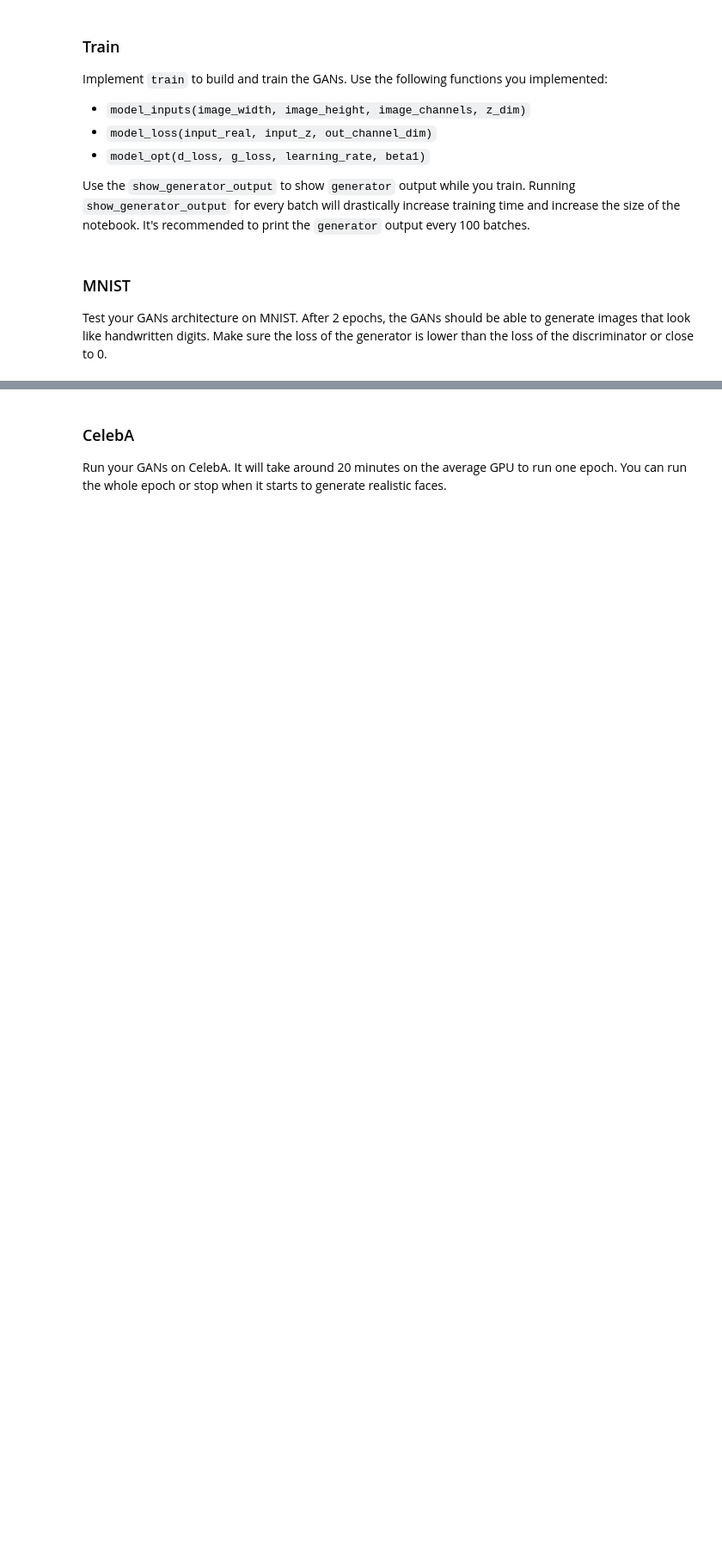
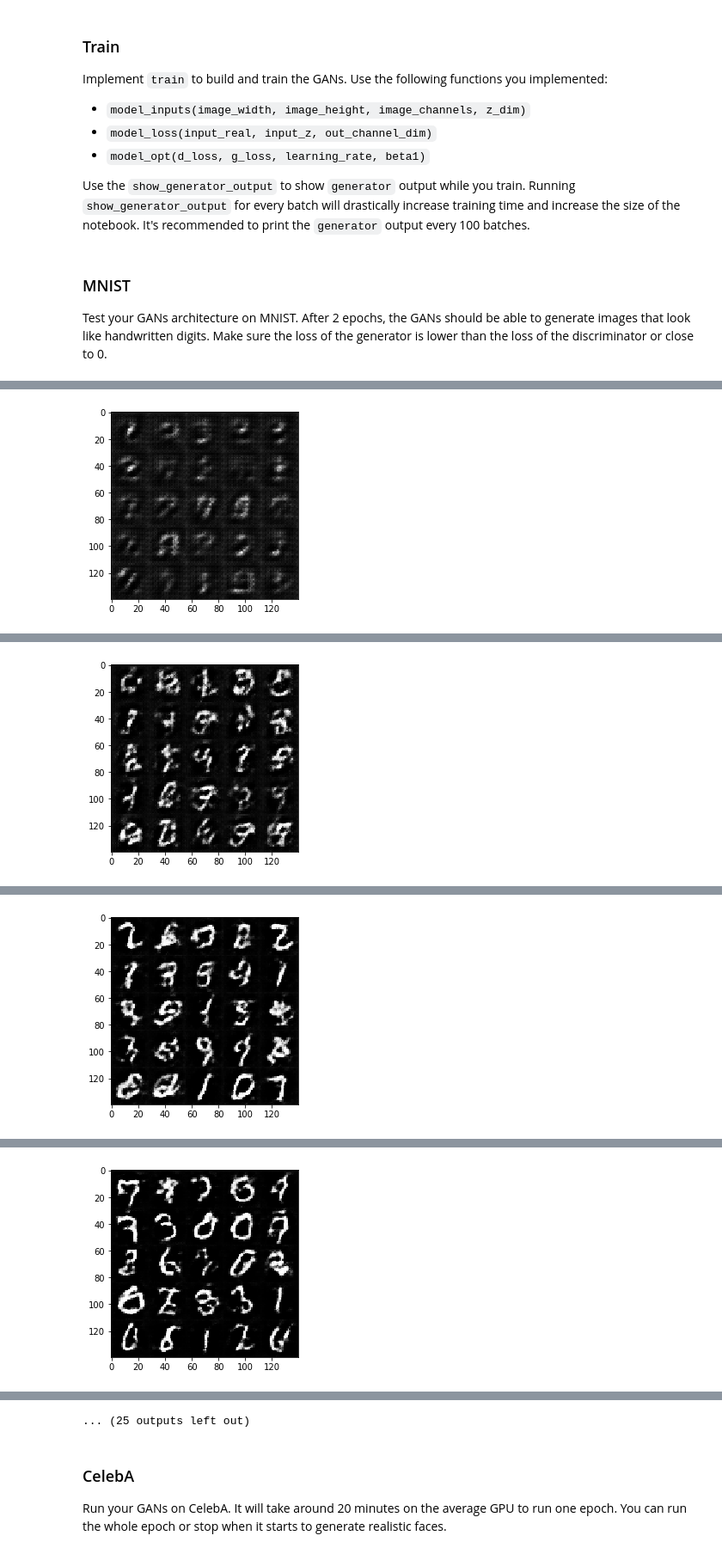
Before and after one commit to Rmwak/dlnd_p5, a Jupyter notebook: dlnd_face_generation.ipynb, the cells around one changed output, grey strips where cells are left out. Shown at 86% size. Cells and saved outputs as stored; diff of their text form; code cells hidden in the pictures; blank space fills up the shorter version.

```diff
--- a/dlnd_face_generation.ipynb
+++ b/dlnd_face_generation.ipynb
@@ -10,7 +10,7 @@ Since the celebA dataset is complex and you're doing GANs in a project for the f
 
 If you're using [FloydHub](https://www.floydhub.com/), set `data_dir` to "/input" and use the [FloydHub data ID](http://docs.floydhub.com/home/using_datasets/) "R5KrjnANiKVhLWAkpXhNBe".
 # %%
-data_dir = './data'
+data_dir = '/input'
 
 # FloydHub - Use with data ID "R5KrjnANiKVhLWAkpXhNBe"
 #data_dir = '/input'
@@ -252,22 +353,51 @@ def train(epoch_count, batch_size, z_dim, learning_rate, beta1, get_batches, dat
     :param data_shape: Shape of the data
     :param data_image_mode: The image mode to use for images ("RGB" or "L")
     """
-    # TODO: Build Model
+    # Based on previous train loops... but seriously, the new estimator() API is a godsend.
+    # On the other hand, this forced me to understand train() loops more in depth
+    print_every=10
+    show_every=100
 
+    _, width, height, channels = data_shape
+
+    input_real, input_z, learn_rate = model_inputs(width, height, channels, z_dim)
+    d_loss, g_loss = model_loss(input_real, input_z, channels)
+    d_opt, g_opt = model_opt(d_loss, g_loss, learning_rate, beta1)
 
     with tf.Session() as sess:
         sess.run(tf.global_variables_initializer())
         for epoch_i in range(epoch_count):
+            steps = 0
             for batch_images in get_batches(batch_size):
-                # TODO: Train Model
+                steps += 1
+                #from forum ttps://discussions.udacity.com/t/generator-loss-greater-than-discriminator-loss/247897/3
+                #jesus training() loops from TF are just ...I mean, for this course are good to understand the whole process,
+                #but for normal use you will take Keras from my cold, dead hands
+                batch_z = np.random.uniform(-1, 1, size=(batch_size, z_dim))
+                batch_images *= 2
+
+                sess.run(d_opt, feed_dict={input_real: batch_images, input_z: batch_z, learn_rate: learning_rate})
+                sess.run(g_opt, feed_dict={input_real: batch_images, input_z: batch_z, learn_rate: learning_rate})
+                #sess.run(g_opt, feed_dict={input_real: batch_images, input_z: batch_z, learn_rate: learning_rate})
+
+                if steps % print_every == 0:
+                    train_loss_d = d_loss.eval({input_z: batch_z, input_real: batch_images})
+                    train_loss_g = g_loss.eval({input_z: batch_z})
+
+                    print("Epoch {}/{}...".format(epoch_i + 1, epochs),
+                          "Discriminator Loss: {:.4f}...".format(train_loss_d),
+                          "Generator Loss: {:.4f}".format(train_loss_g))
+
+                if steps % show_every == 0:
+                     show_generator_output(sess, 25, input_z, channels, data_image_mode)
 # %% [markdown]
 ### MNIST
 Test your GANs architecture on MNIST.  After 2 epochs, the GANs should be able to generate images that look like handwritten digits.  Make sure the loss of the generator is lower than the loss of the discriminator or close to 0.
 # %%
-batch_size = None
-z_dim = None
-learning_rate = None
-beta1 = None
+batch_size = 64
+z_dim = 100
+learning_rate = 0.001
+beta1 = 0.3
 
 
 """
@@ -279,3 +409,4 @@ mnist_dataset = helper.Dataset('mnist', glob(os.path.join(data_dir, 'mnist/*.jpg
 with tf.Graph().as_default():
     train(epochs, batch_size, z_dim, learning_rate, beta1, mnist_dataset.get_batches,
           mnist_dataset.shape, mnist_dataset.image_mode)
+# %% [output]
@@ -281,0 +423 @@ with tf.Graph().as_default():
+[figure, added]
@@ -281,0 +434 @@ with tf.Graph().as_default():
+[figure, added]
@@ -281,0 +445 @@ with tf.Graph().as_default():
+[figure, added]
@@ -281,0 +456 @@ with tf.Graph().as_default():
+[figure, added]
@@ -282,3 +479,4 @@ with tf.Graph().as_default():
+... (25 outputs left out)
 # %% [markdown]
 ### CelebA
 Run your GANs on CelebA.  It will take around 20 minutes on the average GPU to run one epoch.  You can run the whole epoch or stop when it starts to generate realistic faces.
```
Also changed, not shown: parts of 12 cells of this notebook.
